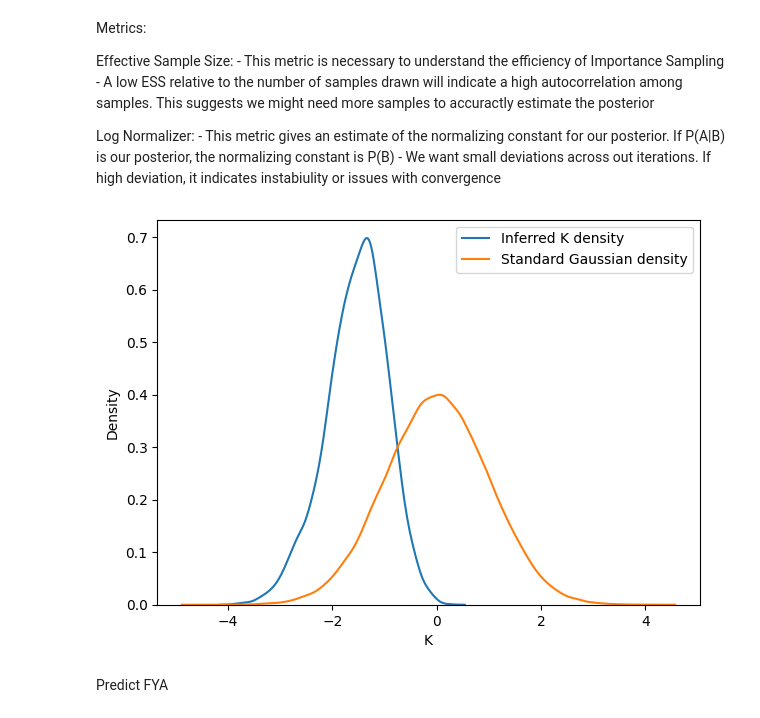
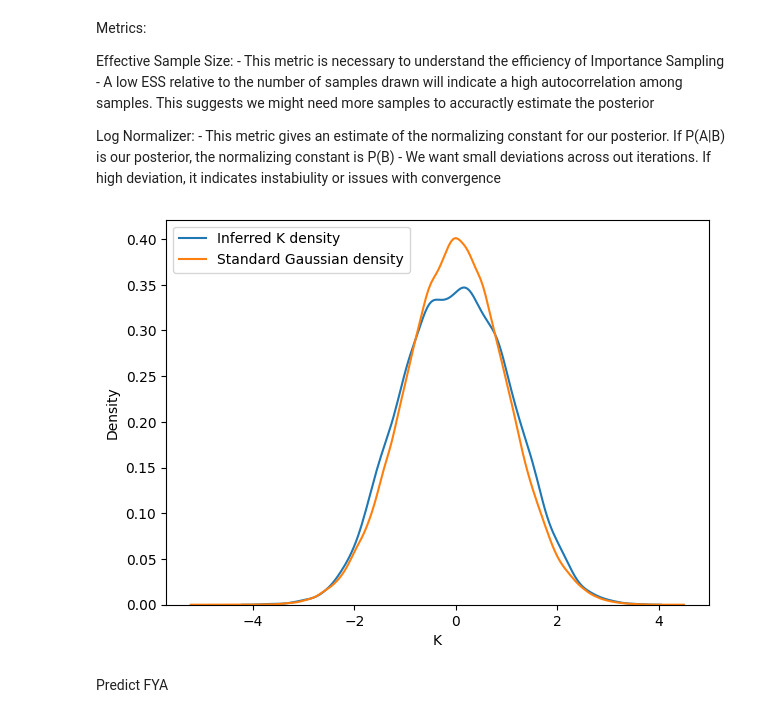
Before and after one commit to kristoffhernan/Fair-ML-Causal-Inference, a Jupyter notebook: scripts/Fair-ML.ipynb, the cells around one changed output. Drawn from its saved outputs; the diff is of its cells as text; code cells hidden in the pictures.

```diff
--- a/scripts/Fair-ML.ipynb
+++ b/scripts/Fair-ML.ipynb
@@ -453,6 +455,7 @@ model_graph
 # %% [output]
 [drawing not drawn]
 # %%
+
 
 values_reestimate = ['b_G', 'w_G_R', 'w_G_S', 'w_G_K', 'sigma_G_sq', 'b_L', 'w_L_R', 'w_L_S', 'w_L_K']
 
@@ -474,7 +477,7 @@ for i in tqdm(range(train_tensor.shape[0])):
         # mcmc = pyro.infer.MCMC(nuts_kernel, num_samples=500, warmup_steps=200, num_chains= os.cpu_count() // 2)
 
         # Imporance sampling
-        importance = pyro.infer.Importance(conditioned_model, num_samples=100)
+        importance = pyro.infer.Importance(conditioned_model, num_samples=2)
 
         # executes the mcmc process
         sampling_results = importance.run(R=train_tensor[:,5:], S=train_tensor[:,3:5], num_observations=train_tensor.shape[0], law_data=law_data) # samples from P_M(U | x^{(i)}, a^{(i)})
@@ -486,6 +489,7 @@ for i in tqdm(range(train_tensor.shape[0])):
                 # Compute the mean for each column if it's a matrix
                 reestimated_params[estimate].append(values.mean(0) if values.ndim > 1 else values.mean())
 
+                # COULD BE PROBLEMS WITH THE SHAPE OF THIS. SAY ITS 2X5 AND TAKES MEAN OF THE ROWS AND THEN TAKES MEAN AGAIN ITLL LEAD TO THE SAME MEAN THE ESTIMATED PARAMS COULD BE DIFFERENT DIMENSIONS
         # obtains distribution of sampled values for K
         marginal = pyro.infer.EmpiricalMarginal(importance, sites="K")
         K_list_train.append(marginal.mean)
@@ -581,16 +585,17 @@ for i in tqdm(range(test_tensor.shape[0])):
 with open(os.path.join(data_dir,'inferred_K_test_100_nofya.pkl'), 'wb') as f:
     pickle.dump({'K_values': K_list_test, 'metrics': metrics_test}, f)
 # %%
-with open(os.path.join(data_dir,'inferred_K_train_10.pkl'), 'rb') as f:
+with open(os.path.join(data_dir,'inferred_K_train_100.pkl'), 'rb') as f:
   inferred_K_train = pickle.load(f)
 K_list_train = inferred_K_train['K_values']
 reestimated_params = inferred_K_train['parameters']
 metrics_train = inferred_K_train['metrics']
 
-with open(os.path.join(data_dir,'inferred_K_test_10_nofya.pkl'), 'rb') as f:
-  inferred_K_test = pickle.load(f)
-K_list_test = inferred_K_test['K_values']
-metrics_test = inferred_K_test['metrics']
+# with open(os.path.join(data_dir,'inferred_K_test_100.pkl'), 'rb') as f:
+#   inferred_K_train = pickle.load(f)
+# K_list_train_10 = inferred_K_train['K_values']
+# reestimated_params_10 = inferred_K_train['parameters']
+# metrics_train_10 = inferred_K_train['metrics']
 # %% [markdown]
 Metrics:
 
@@ -603,13 +608,13 @@ Log Normalizer:
     - We want small deviations across out iterations. If high deviation, it indicates instabiulity or issues with convergence
 # %%
 plt.figure(figsize=(7, 5))
-sns.kdeplot(np.array(K_list_test), label="Inferred K density")
+sns.kdeplot(np.array(K_list_train), label="Inferred K density")
 sns.kdeplot(np.random.randn(80000), label="Standard Gaussian density")
 plt.xlabel("K")
 plt.legend()
 plt.show()
 # %% [output]
-[figure, old version]
+[figure, new version]
 # %% [markdown]
 Predict FYA
 # %%
```
Also changed, not shown: parts of 7 cells of this notebook, 4 other files.
